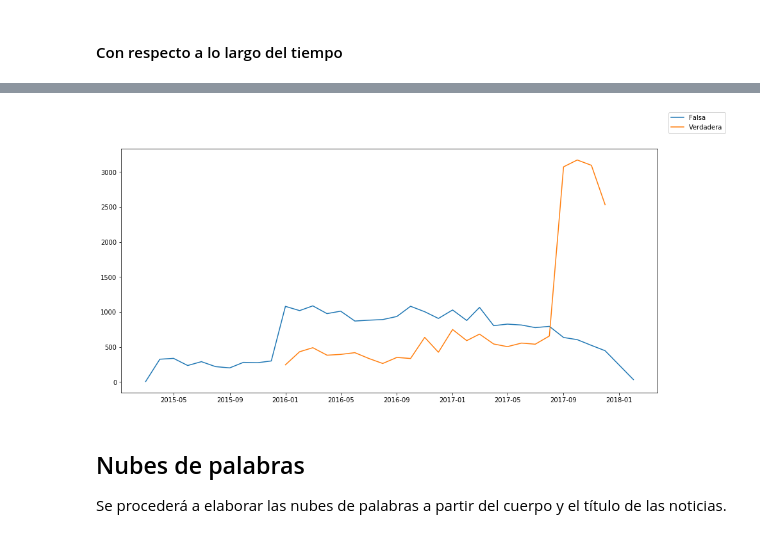
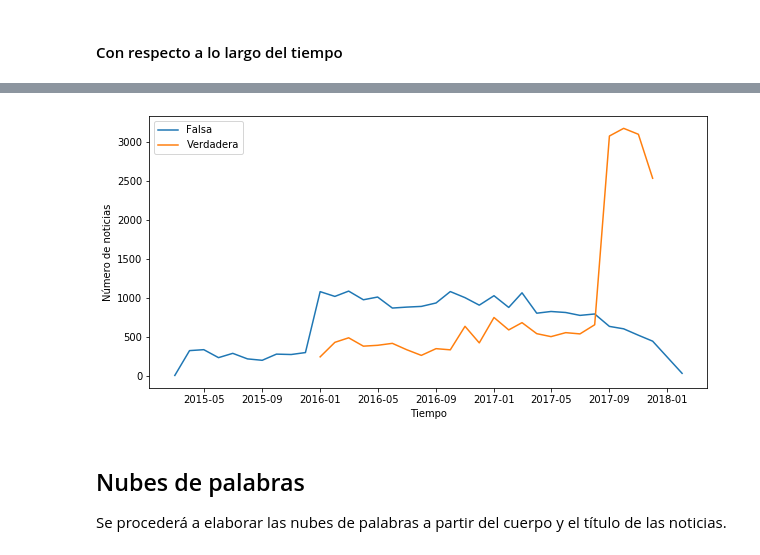
Before and after one commit to framunoz/Detector-Noticias-Falsas, a Jupyter notebook: codigo/01-Carga_de_datos.ipynb, the cells around one changed output, grey strips where cells are left out. Drawn from its saved outputs; the diff is of its cells as text; code cells hidden in the pictures.

```diff
--- a/codigo/01-Carga_de_datos.ipynb
+++ b/codigo/01-Carga_de_datos.ipynb
@@ -656,19 +666,26 @@ Vemos que las noticias verdaderas se mantienen constantes en los meses, mientras
 # %%
-ts_f = df_fake_["date"].dropna().apply(lambda x: pd.Timestamp(
-    x.strftime("%Y-%m"))).value_counts().reset_index().sort_values(by=['index'])
-ts_t = df_true_["date"].dropna().apply(lambda x: pd.Timestamp(
-    x.strftime("%Y-%m"))).value_counts().reset_index().sort_values(by=['index'])
+ts_f = df_fake_["date"].dropna().apply(
+    lambda x: pd.Timestamp(x.strftime("%Y-%m"))
+).value_counts().reset_index().sort_values(by=['index'])
+
+ts_t = df_true_["date"].dropna().apply(
+    lambda x: pd.Timestamp(x.strftime("%Y-%m"))
+).value_counts().reset_index().sort_values(by=['index'])
 
 # Create a figure containing a single axes.
-fig, ax = plt.subplots(figsize=(15, 7))
+fig, ax = plt.subplots(figsize=(10, 5))
 ax.plot(ts_f['index'], ts_f['date'], label= 'Falsa')  # Plot some data on the axes.
 ax.plot(ts_t['index'], ts_t['date'], label= 'Verdadera')
-fig.legend()
+ax.legend()
 
-plt
+rotular(ax,
+        title="",
+        xlabel="Tiempo",
+        ylabel="Número de noticias")
+
 plt.show()
 # %% [output]
-[figure, old version]
+[figure, new version]
 # %% [markdown]
 ## Nubes de palabras
 
```
Also changed, not shown: parts of 4 cells of this notebook, 12 other files.
